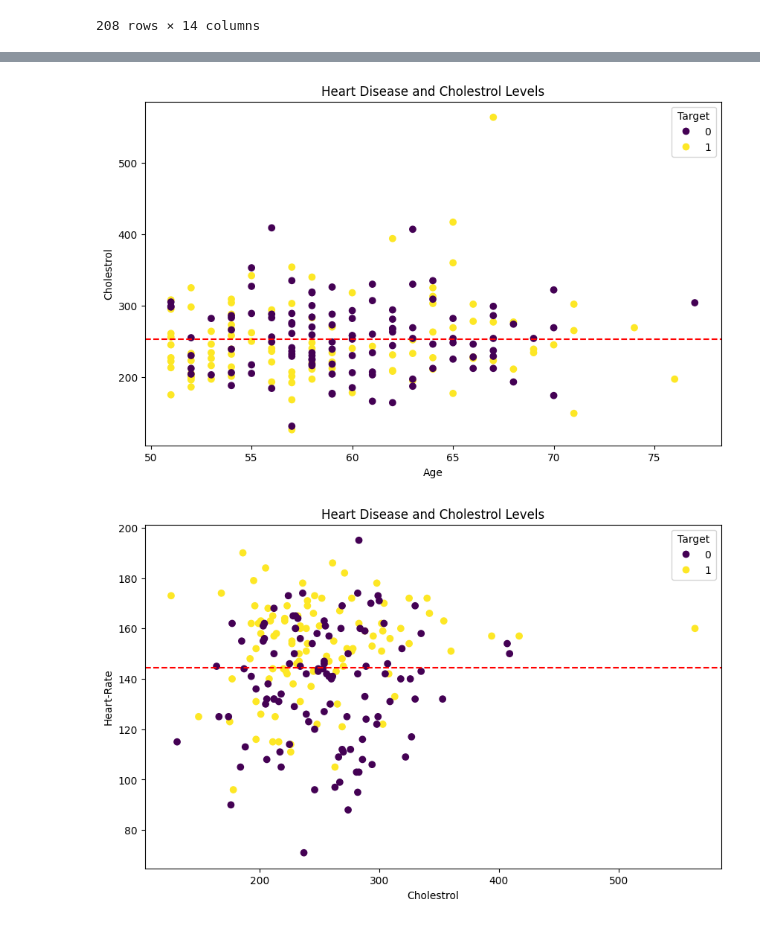
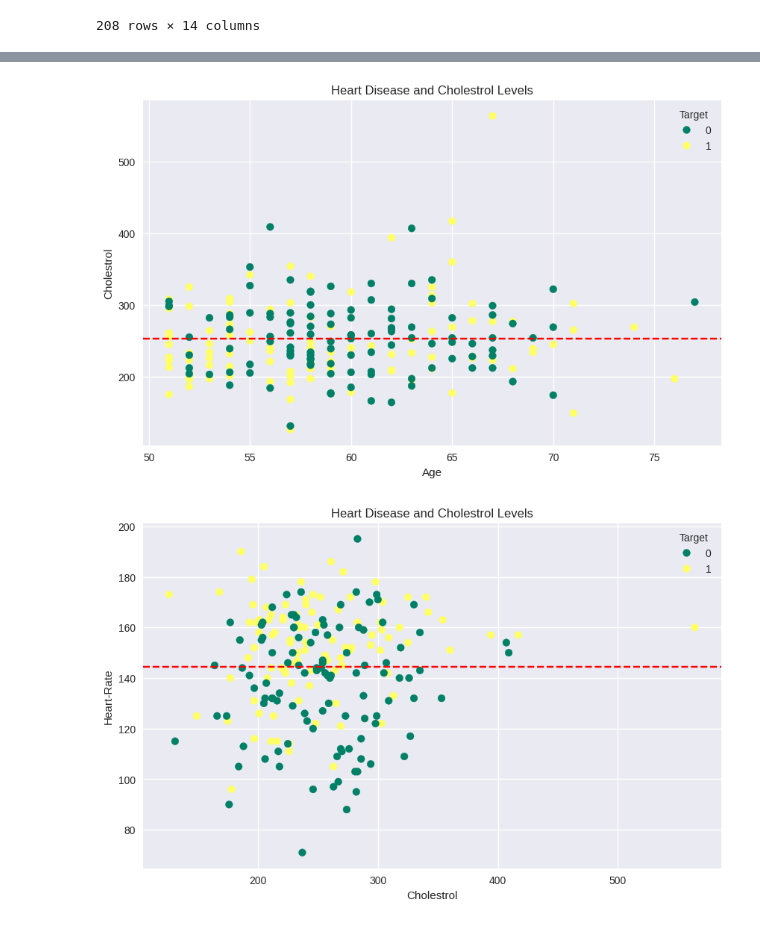
Before and after one commit to kanishkraj-ops/Machine-Learning, a Jupyter notebook: MATPLOTLIB_Plotting_and_Data_Visualization.ipynb, the cells around one changed output, grey strips where cells are left out. Cells and saved outputs as stored; diff of their text form; code cells hidden in the pictures.

```diff
--- a/MATPLOTLIB_Plotting_and_Data_Visualization.ipynb
+++ b/MATPLOTLIB_Plotting_and_Data_Visualization.ipynb
@@ -7,6 +7,7 @@
 import matplotlib.pyplot as plt
 import numpy as np
 import pandas as pd
+plt.style.use('seaborn-v0_8')
 # %%
 plt.plot();
 #add a semicolon after this command so that you dont get the object
@@ -299,7 +302,7 @@ over_50.plot(kind='scatter',
 # %%
 fig, ax = plt.subplots(figsize=(10,6))
 
-scatter = ax.scatter(x=over_50["age"],y=over_50['chol'],c=over_50['target'])
+scatter = ax.scatter(x=over_50["age"],y=over_50['chol'],c=over_50['target'],cmap="summer")
 ax.set(title='Heart Disease and Cholestrol Levels',xlabel='Age',ylabel='Cholestrol');
 #add a legend or you can say scale
 
@@ -307,19 +310,19 @@ ax.legend(*scatter.legend_elements(),title='Target');
 #add a horizontal line
 ax.axhline(over_50['chol'].mean(),color='red',linestyle='--');
 # %% [output]
-[figure, old version]
+[figure, new version]
 # %%
 fig, ax = plt.subplots(figsize=(10,6))
 
-scatter = ax.scatter(x=over_50["chol"],y=over_50['thalach'],c=over_50['target']);
+scatter = ax.scatter(x=over_50["chol"],y=over_50['thalach'],c=over_50['target'],cmap="summer");
 ax.set(title='Heart Disease and Cholestrol Levels',xlabel='Cholestrol',ylabel='Heart-Rate');
 #add a legend or you can say scale
 
 ax.legend(*scatter.legend_elements(),title='Target');
 #add a horizontal line
 ax.axhline(over_50['thalach'].mean(),color='red',linestyle='--');
 # %% [output]
-[figure, old version]
+[figure, new version]
 # %%
 fig, (ax0,ax1) = plt.subplots(ncols=1,nrows=2,figsize=(10,10))
 
```
Also changed, not shown: parts of 24 cells of this notebook.
